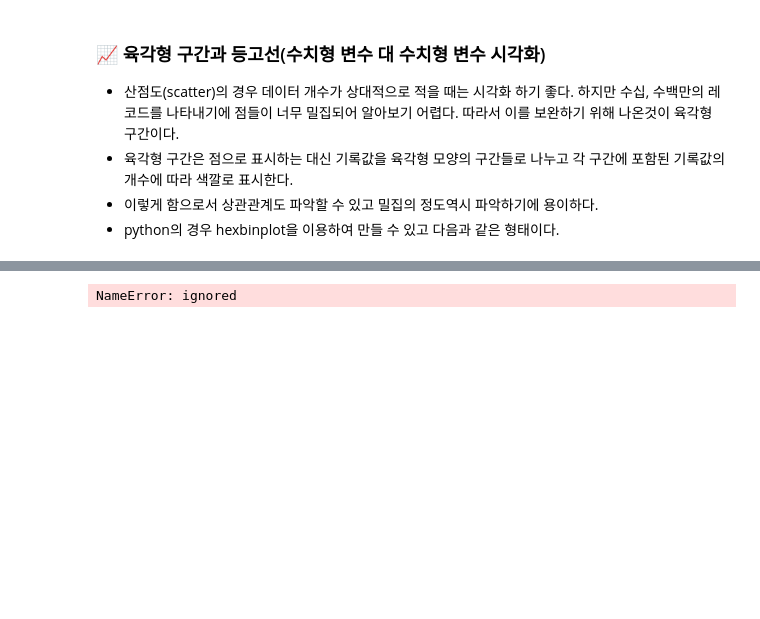
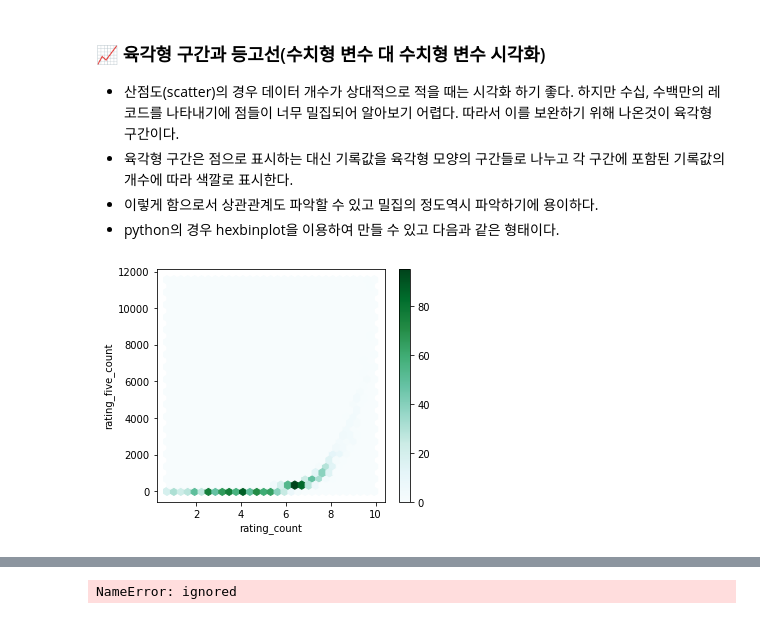
Before and after one commit to ljs7463/Basic_statistic, a Jupyter notebook: 임정석/Statistics_Basic_(1).ipynb, the cells around one changed output, grey strips where cells are left out. Saved outputs shown, nothing was run; the diff lists cells and outputs as text; code cells hidden in the pictures; blank space fills up the shorter version.

```diff
--- a/임정석/Statistics_Basic_(1).ipynb
+++ b/임정석/Statistics_Basic_(1).ipynb
@@ -520,3 +540,13 @@ sns.barplot(x=df['origin_country'], y = df['units_sold'])
 - 육각형 구간은 점으로 표시하는 대신 기록값을 육각형 모양의 구간들로 나누고 각 구간에 포함된 기록값의 개수에 따라 색깔로 표시한다.
 - 이렇게 함으로서 상관관계도 파악할 수 있고 밀집의 정도역시 파악하기에 용이하다.
 - python의 경우 hexbinplot을 이용하여 만들 수 있고 다음과 같은 형태이다.
+# %%
+ax = df.plot.hexbin(x='rating_count', y='rating_five_count',
+                         gridsize=30, sharex=False, figsize=(5, 4))
+ax.set_xlabel('rating_count')
+ax.set_ylabel('rating_five_count')
+
+plt.tight_layout()
+plt.show()
+# %% [output]
+[figure, added]
```
Also changed, not shown: parts of 10 cells of this notebook.
